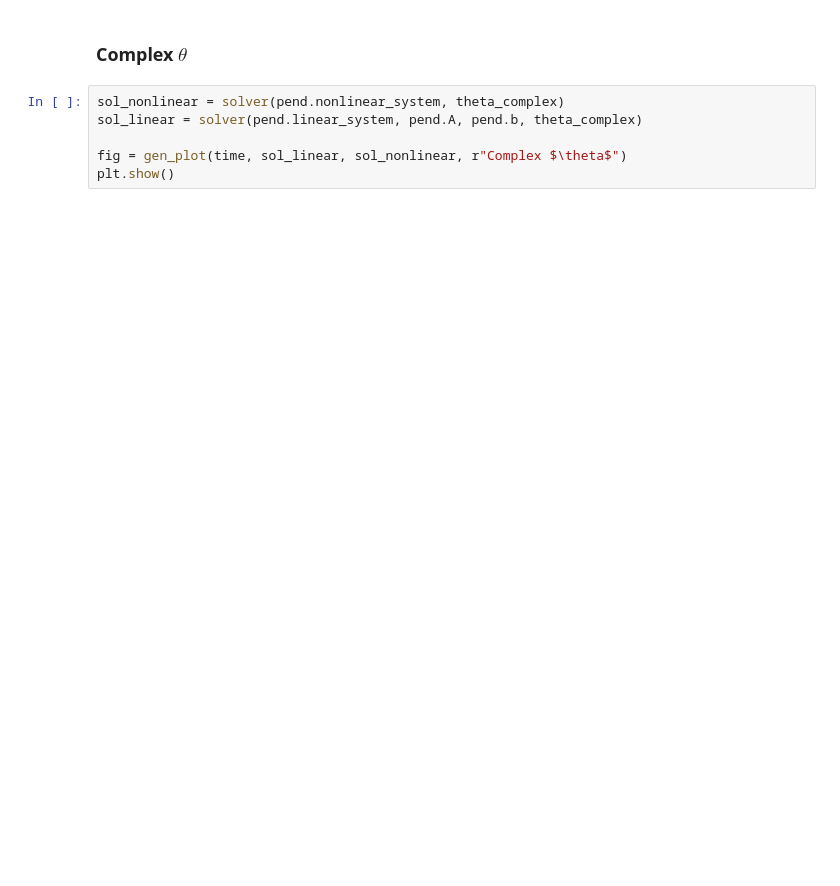
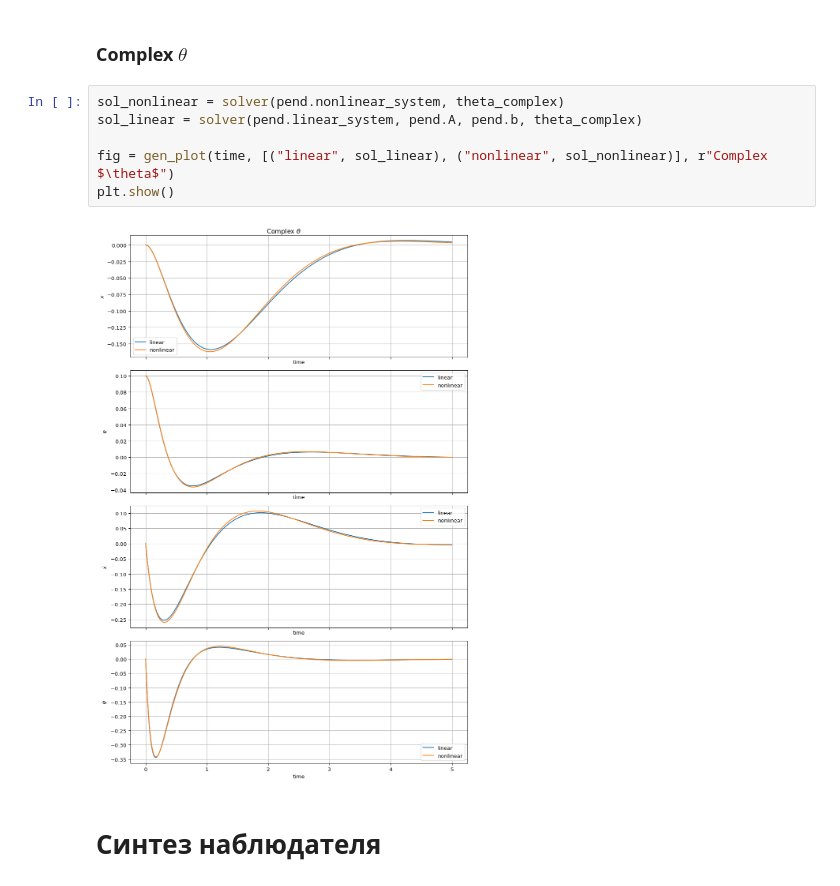
Before and after one commit to acid9reen/ct_lab, a Jupyter notebook: source.ipynb, the cells around one changed output. Cells and saved outputs as stored; diff of their text form; blank space fills up the shorter version.

```diff
--- a/source.ipynb
+++ b/source.ipynb
@@ -70,6 +94,10 @@ plt.show()
 # %%
 sol_nonlinear = solver(pend.nonlinear_system, theta_complex)
 sol_linear = solver(pend.linear_system, pend.A, pend.b, theta_complex)
 
-fig = gen_plot(time, sol_linear, sol_nonlinear, r"Complex $\theta$")
+fig = gen_plot(time, [("linear", sol_linear), ("nonlinear", sol_nonlinear)], r"Complex $\theta$")
 plt.show()
+# %% [output]
+[figure, added]
+# %% [markdown]
+ # Синтез наблюдателя
```
Also changed, not shown: parts of 29 cells of this notebook, 1 other file.
